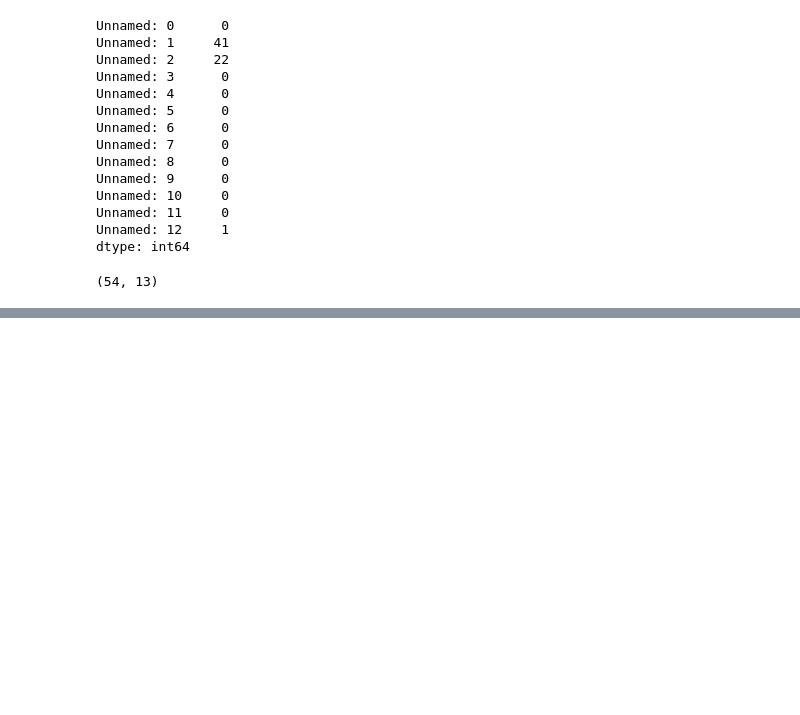
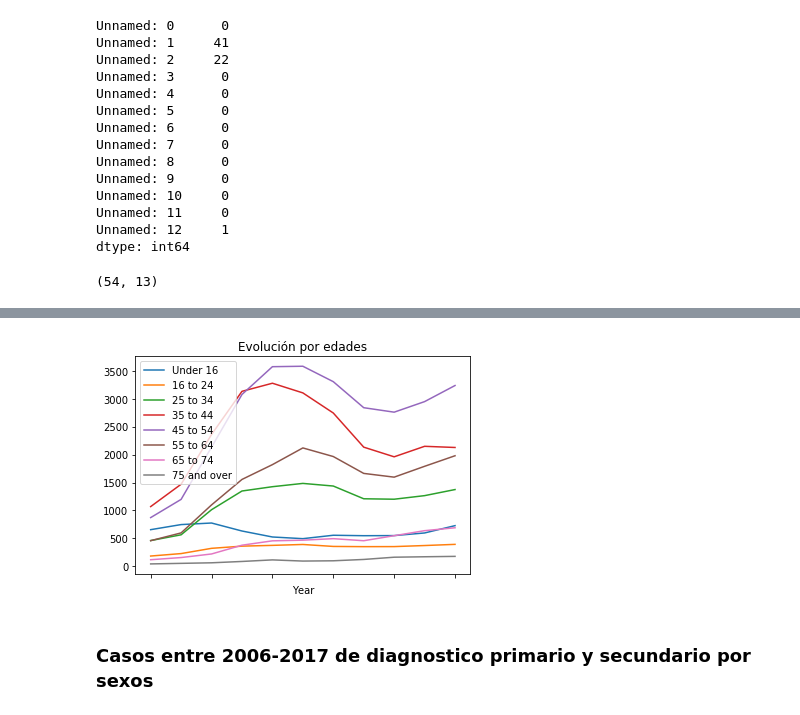
Before and after one commit to SergioME/TFM, a Jupyter notebook: Estudio_UK.ipynb, the cells around one changed output, grey strips where cells are left out. Drawn from its saved outputs; the diff is of its cells as text; code cells hidden in the pictures; blank space fills up the shorter version.

```diff
--- a/Estudio_UK.ipynb
+++ b/Estudio_UK.ipynb
@@ -268,0 +160,3 @@ plt.show()
+# %%
+age_1 = pd.read_excel(dataset, sheet_name = 2 , skiprows=7 , skip_footer=14)
+age_1.head(12)
@@ -268,0 +177,3 @@ plt.show()
+# %%
+age_total_1 = age_1.rename(columns={"Year4,5":"Year", "All ages6":"Total"})
+age_total_1.head()
@@ -268,0 +187,3 @@ plt.show()
+# %%
+table_age_1 = age_total_1.drop('Unnamed: 1', 1).dropna()
+table_age_1.head(11)
@@ -268,0 +205,3 @@ plt.show()
+# %%
+table_age_1_except_total = table_age_1.drop("Total",1)
+table_age_1_except_total
@@ -268,0 +221,7 @@ plt.show()
+# %%
+table_age_1_except_total.plot(x="Year", title="Evolución por edades")
+plt.show()
+# %% [output]
+[figure, added]
+# %% [markdown]
+### Casos entre 2006-2017 de diagnostico primario y secundario por sexos
```
Also changed, not shown: parts of 66 cells of this notebook, 1 other file.
